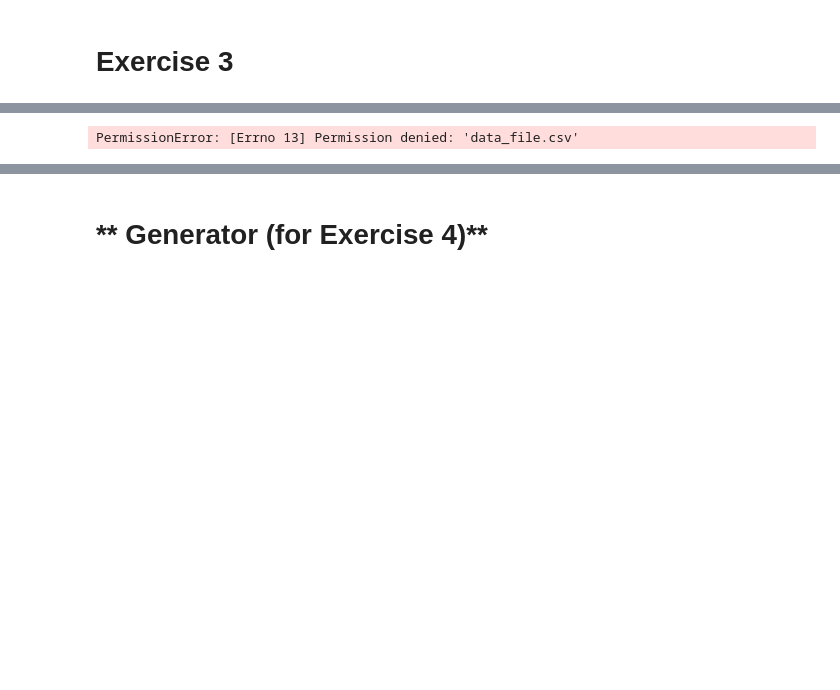
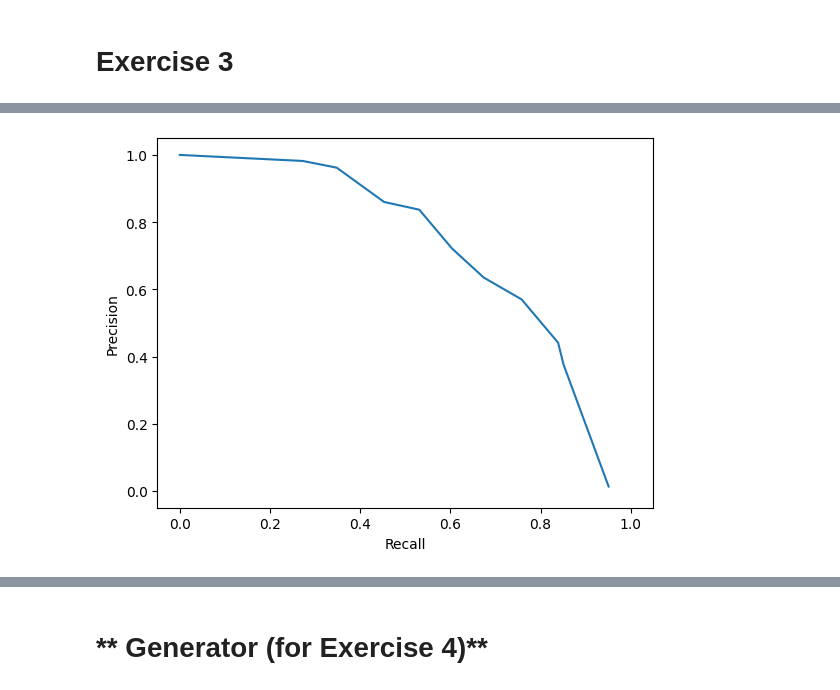
Before and after one commit to dokunbam/nhlstenden_debugging_assignment, a Jupyter notebook: debugging.ipynb, the cells around one changed output, grey strips where cells are left out. Drawn from its saved outputs; the diff is of its cells as text; code cells hidden in the pictures; blank space fills up the shorter version.

```diff
--- a/debugging.ipynb
+++ b/debugging.ipynb
@@ -253,7 +288,7 @@ def plot_data(csv_file_path: str):
         next(csv_reader)
         for row in csv_reader:
             results.append(row)
-        results = np.stack(results)
+        results = np.stack(results).astype(float)
 
     # plot precision-recall curve
     plt.plot(results[:, 1], results[:, 0])
@@ -265,19 +300,26 @@ def plot_data(csv_file_path: str):
 # %%
 f = open("data_file.csv", "w")
 w = csv.writer(f)
 _ = w.writerow(["precision", "recall"])
 w.writerows([[0.013,0.951],
              [0.376,0.851],
              [0.441,0.839],
              [0.570,0.758],
              [0.635,0.674],
              [0.721,0.604],
              [0.837,0.531],
              [0.860,0.453],
              [0.962,0.348],
              [0.982,0.273],
              [1.0,0.0]])
 f.close()
-plot_data('data_file.csv')
+# Remove empty rows introduced by CSV newline handling, then plot
+with open("data_file.csv", "r") as src:
+    lines = [line for line in src if line.strip()]
+
+with open("data_file.csv", "w", newline="") as dst:
+    dst.writelines(lines)
+
+plot_data("data_file.csv")
 # %% [output]
-PermissionError: [Errno 13] Permission denied: 'data_file.csv'
+[figure, added]
```
Also changed, not shown: parts of 9 cells of this notebook, 1 other file.
